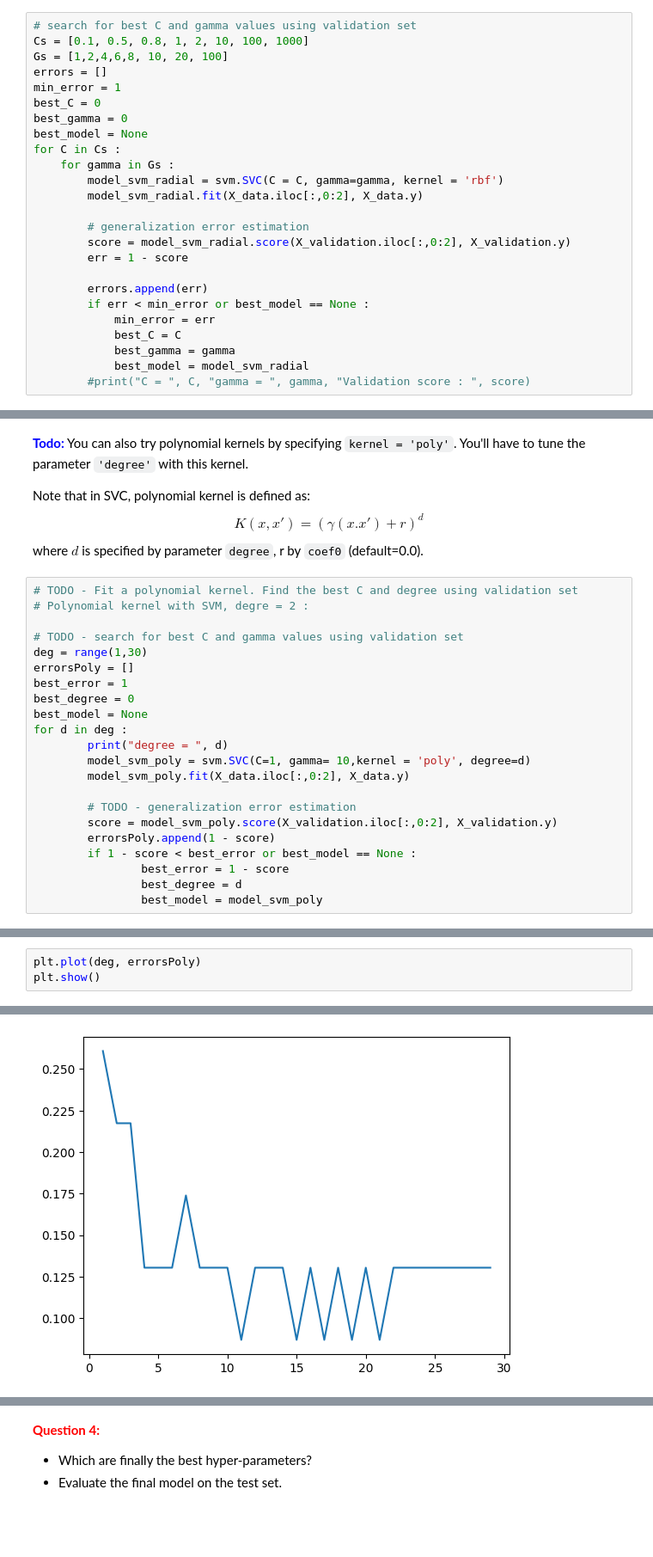
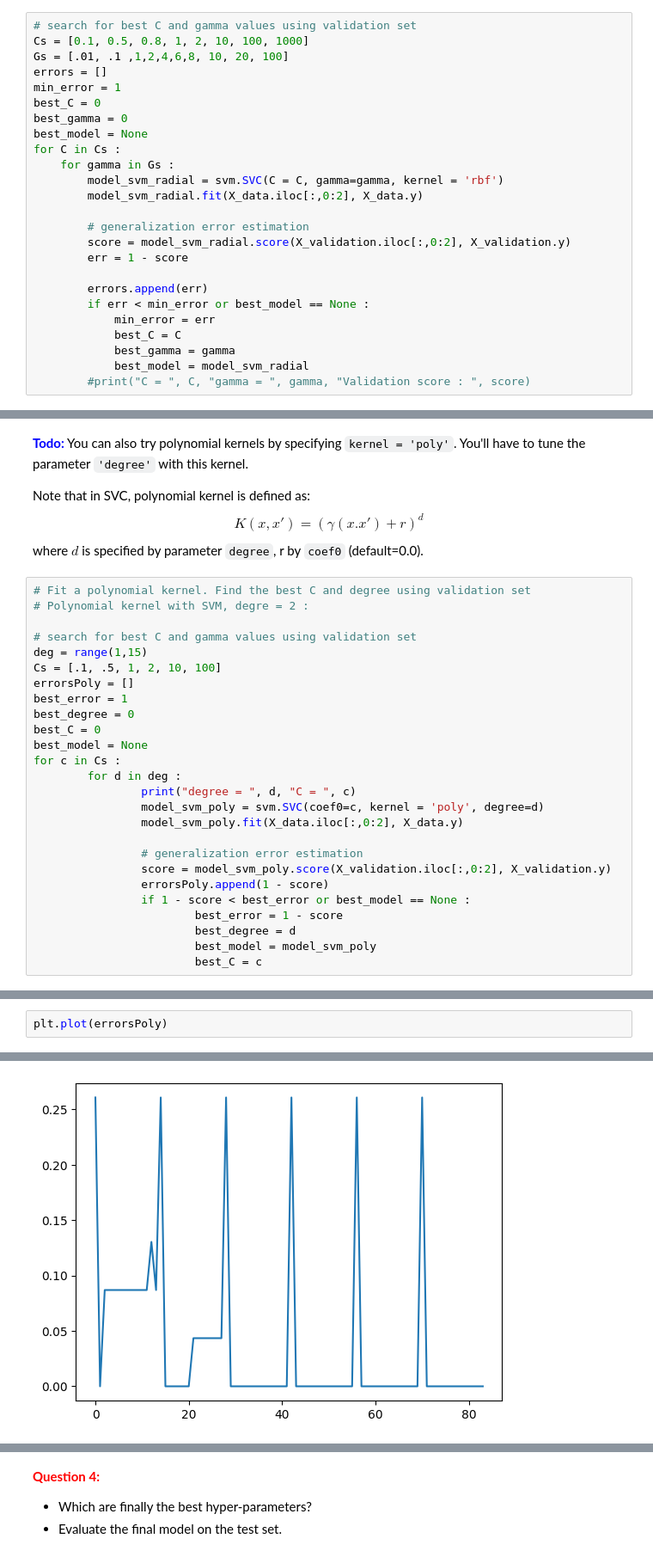
Before and after one commit to CodyAdam/TP-AA-SVM, a Jupyter notebook: TP2_SVM_student.ipynb, the cells around one changed output, grey strips where cells are left out. Shown at 86% size. Cells and saved outputs as stored; diff of their text form; blank space fills up the shorter version.

```diff
--- a/TP2_SVM_student.ipynb
+++ b/TP2_SVM_student.ipynb
@@ -777,7 +777,7 @@ draw_boundary(model_svm_radial, X_data, -3, 4, -5, 9)
 # %%
 # search for best C and gamma values using validation set
 Cs = [0.1, 0.5, 0.8, 1, 2, 10, 100, 1000]
-Gs = [1,2,4,6,8, 10, 20, 100]
+Gs = [.01, .1 ,1,2,4,6,8, 10, 20, 100]
 errors = []
 min_error = 1
 best_C = 0
@@ -825,25 +825,29 @@ draw_boundary(best_model, X_data, -3, 4, -5, 9)
 
 Note that in SVC, polynomial kernel is defined as: $$ K(x,x')=(\gamma (x.x') + r)^d$$ where $d$ is specified by parameter <code>degree</code>, r by <code>coef0</code> (default=0.0).
 # %%
-# TODO - Fit a polynomial kernel. Find the best C and degree using validation set
+# Fit a polynomial kernel. Find the best C and degree using validation set
 # Polynomial kernel with SVM, degre = 2 :
 
-# TODO - search for best C and gamma values using validation set
-deg = range(1,30)
+# search for best C and gamma values using validation set
+deg = range(1,15)
+Cs = [.1, .5, 1, 2, 10, 100]
 errorsPoly = []
 best_error = 1
 best_degree = 0
+best_C = 0
 best_model = None
-for d in deg :
-        print("degree = ", d)
-        model_svm_poly = svm.SVC(C=1, gamma= 10,kernel = 'poly', degree=d)
-        model_svm_poly.fit(X_data.iloc[:,0:2], X_data.y)
+for c in Cs :
+        for d in deg :
+                print("degree = ", d, "C = ", c)
+                model_svm_poly = svm.SVC(coef0=c, kernel = 'poly', degree=d)
+                model_svm_poly.fit(X_data.iloc[:,0:2], X_data.y)
 
-        # TODO - generalization error estimation
-        score = model_svm_poly.score(X_validation.iloc[:,0:2], X_validation.y)
-        errorsPoly.append(1 - score)
-        if 1 - score < best_error or best_model == None :
-                best_error = 1 - score
-                best_degree = d
-                best_model = model_svm_poly
+                # generalization error estimation
+                score = model_svm_poly.score(X_validation.iloc[:,0:2], X_validation.y)
+                errorsPoly.append(1 - score)
+                if 1 - score < best_error or best_model == None :
+                        best_error = 1 - score
+                        best_degree = d
+                        best_model = model_svm_poly
+                        best_C = c
 # %% [output]
@@ -859,4 +879,3 @@ Best error =  0.08695652173913049
 # %%
-plt.plot(deg, errorsPoly)
-plt.show()
+plt.plot(errorsPoly)
 # %% [output]
@@ -863,4 +883,4 @@ plt.show()
-[figure, old version]
+[figure, new version]
 # %%
 draw_boundary(best_model, X_data, -3, 4, -5, 9)
 # %% [output]
```
Also changed, not shown: parts of 15 cells of this notebook.
